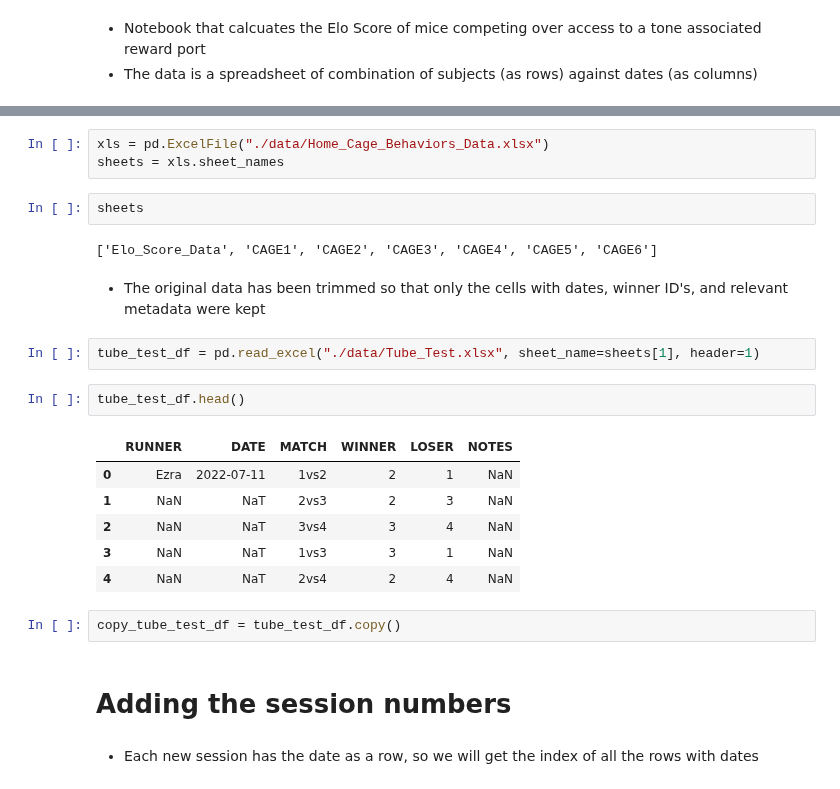
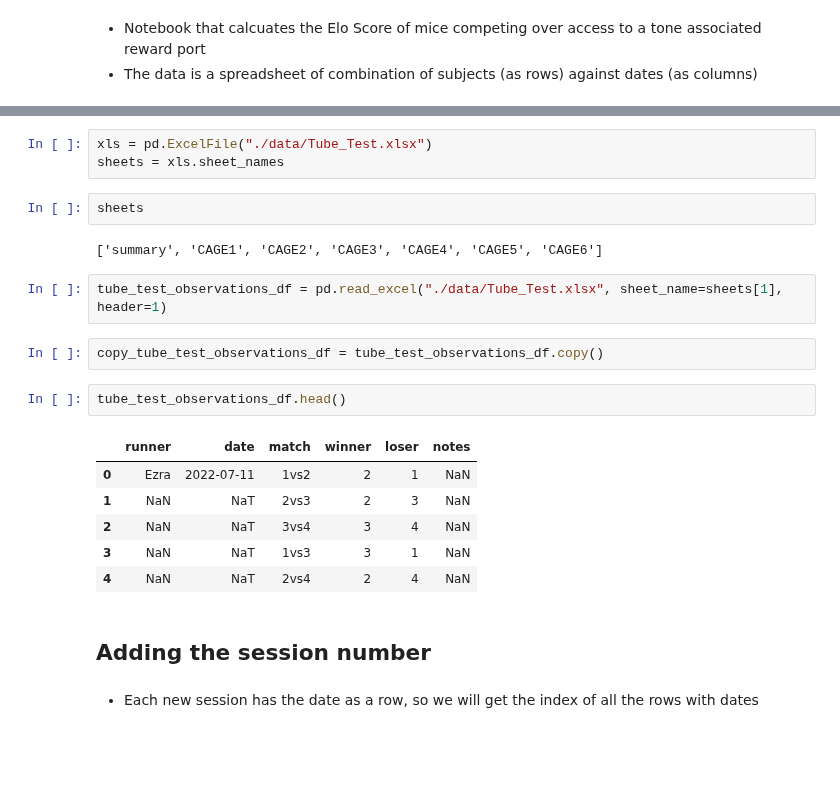
Before and after one commit to padillacoreanolab/behavioral_dataframe_processing, a Jupyter notebook: results/2022_07_25_elo_score_pilot/tube_test_processing.ipynb, the cells around one changed output, grey strips where cells are left out. Drawn from its saved outputs; the diff is of its cells as text; blank space fills up the shorter version.

```diff
--- a/results/2022_07_25_elo_score_pilot/tube_test_processing.ipynb
+++ b/results/2022_07_25_elo_score_pilot/tube_test_processing.ipynb
@@ -25,26 +35,24 @@ plt.rcParams["figure.figsize"] = (20,8)
 # %%
-xls = pd.ExcelFile("./data/Home_Cage_Behaviors_Data.xlsx")
+xls = pd.ExcelFile("./data/Tube_Test.xlsx")
 sheets = xls.sheet_names
 # %%
 sheets
 # %% [output]
-['Elo_Score_Data', 'CAGE1', 'CAGE2', 'CAGE3', 'CAGE4', 'CAGE5', 'CAGE6']
+['summary', 'CAGE1', 'CAGE2', 'CAGE3', 'CAGE4', 'CAGE5', 'CAGE6']
-# %% [markdown]
-- The original data has been trimmed so that only the cells with dates, winner ID's, and relevant metadata were kept
 # %%
-tube_test_df = pd.read_excel("./data/Tube_Test.xlsx", sheet_name=sheets[1], header=1)
+tube_test_observations_df = pd.read_excel("./data/Tube_Test.xlsx", sheet_name=sheets[1], header=1)
+# %%
+copy_tube_test_observations_df = tube_test_observations_df.copy()
 # %%
-tube_test_df.head()
+tube_test_observations_df.head()
 # %% [output]
-|  | RUNNER | DATE | MATCH | WINNER | LOSER | NOTES |
+|  | runner | date | match | winner | loser | notes |
 | 0 | Ezra | 2022-07-11 | 1vs2 | 2 | 1 | NaN |
 | 1 | NaN | NaT | 2vs3 | 2 | 3 | NaN |
 | 2 | NaN | NaT | 3vs4 | 3 | 4 | NaN |
 | 3 | NaN | NaT | 1vs3 | 3 | 1 | NaN |
 | 4 | NaN | NaT | 2vs4 | 2 | 4 | NaN |
-# %%
-copy_tube_test_df = tube_test_df.copy()
 # %% [markdown]
-# Adding the session numbers
+## Adding the session number
 # %% [markdown]
 - Each new session has the date as a row, so we will get the index of all the rows with dates
```
Also changed, not shown: parts of 105 cells of this notebook, 3 other files.
